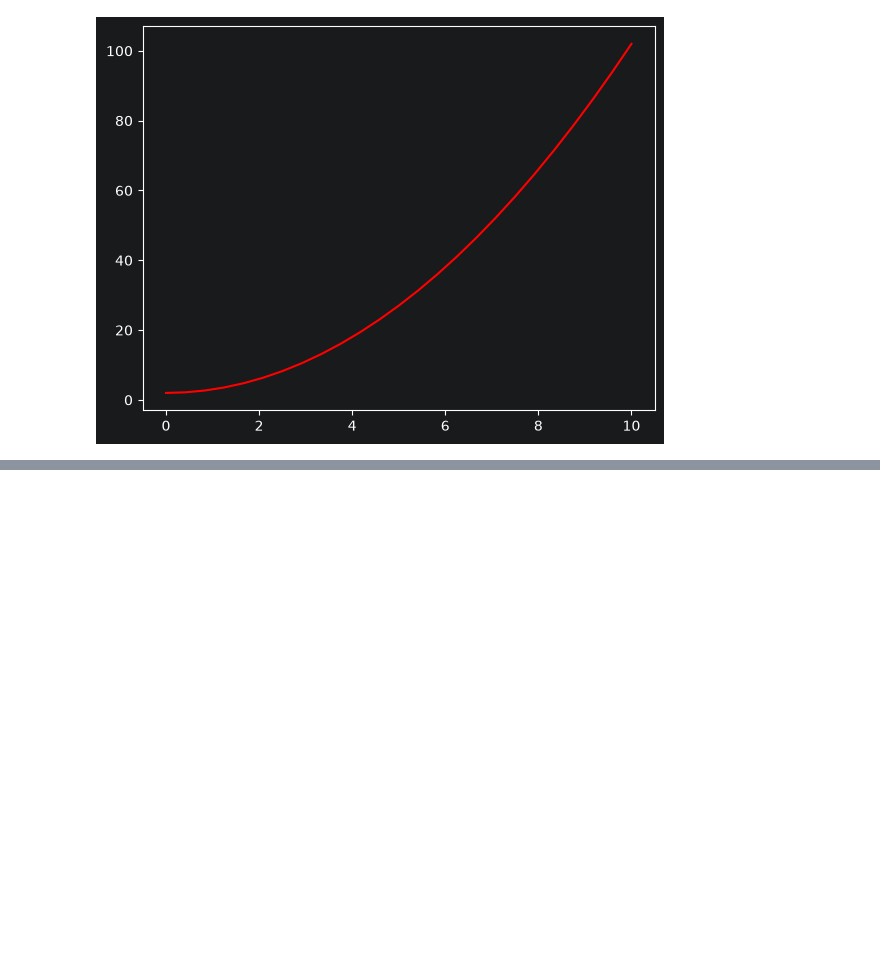
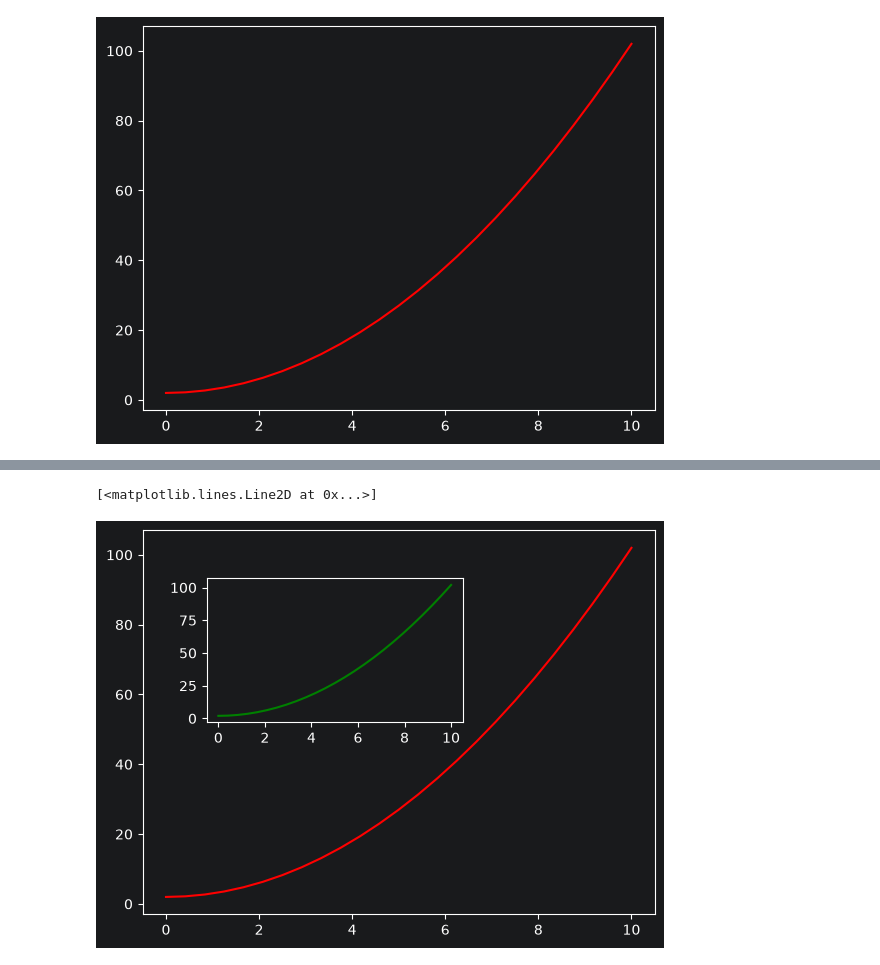
Before and after one commit to aditya65489-sketch/python_practice, a Jupyter notebook: matplotlib.ipynb, the cells around one changed output, grey strips where cells are left out. Cells and saved outputs as stored; diff of their text form; code cells hidden in the pictures; blank space fills up the shorter version.

```diff
--- a/matplotlib.ipynb
+++ b/matplotlib.ipynb
@@ -77,0 +89,13 @@ axis.plot(x, y, 'r')
+# %%
+# we can also draw a picture, or graph,inside another graph
+fig = plt.figure()
+
+#control the left, right, width, height of the canvas (from 0 to 1)
+axes1 = fig.add_axes([0.1, 0.1, 0.8, 0.8]) #big axes
+axes2 = fig.add_axes([0.2, 0.5, 0.4, 0.3]) #small canvas
+
+axes1.plot(x,y, 'r')
+axes2.plot(x,y, 'g')
+# %% [output]
+[<matplotlib.lines.Line2D at 0x...>]
+[figure, added]
```
Also changed, not shown: parts of 12 cells of this notebook.
